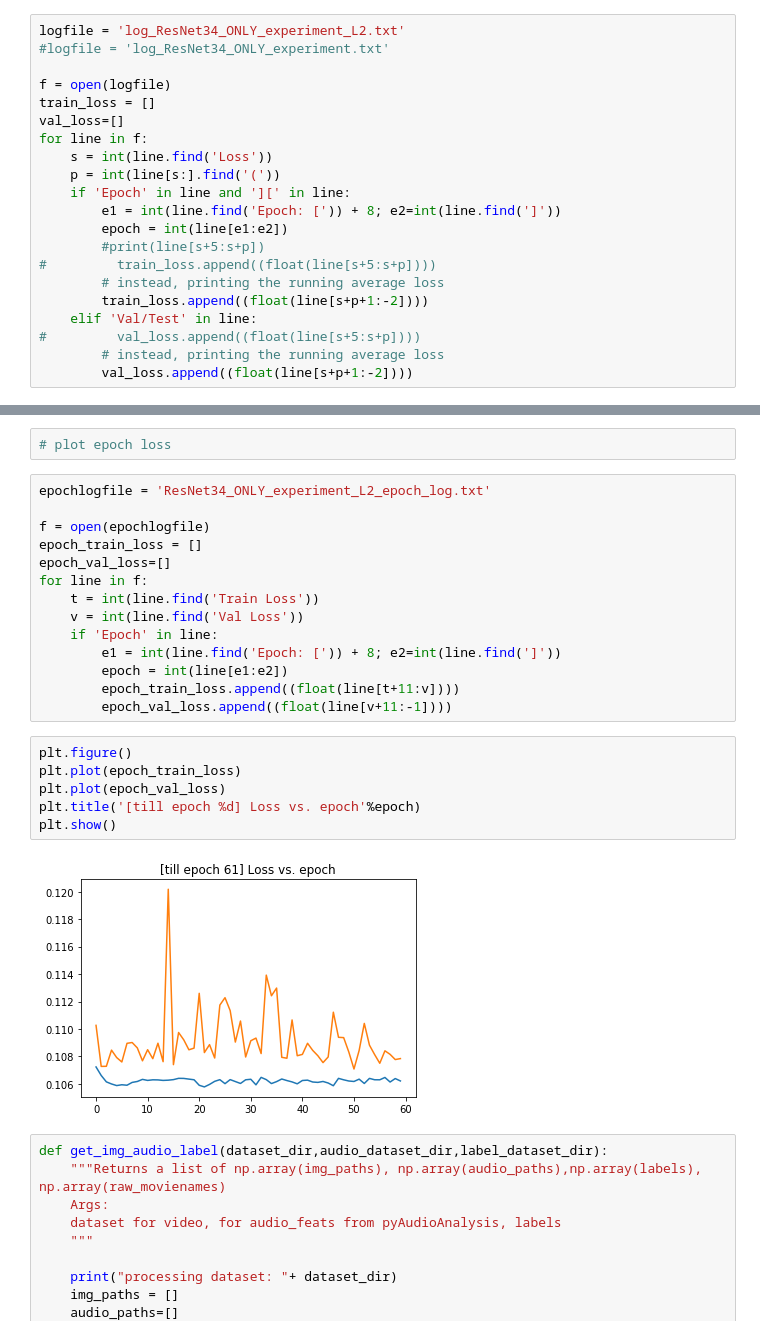
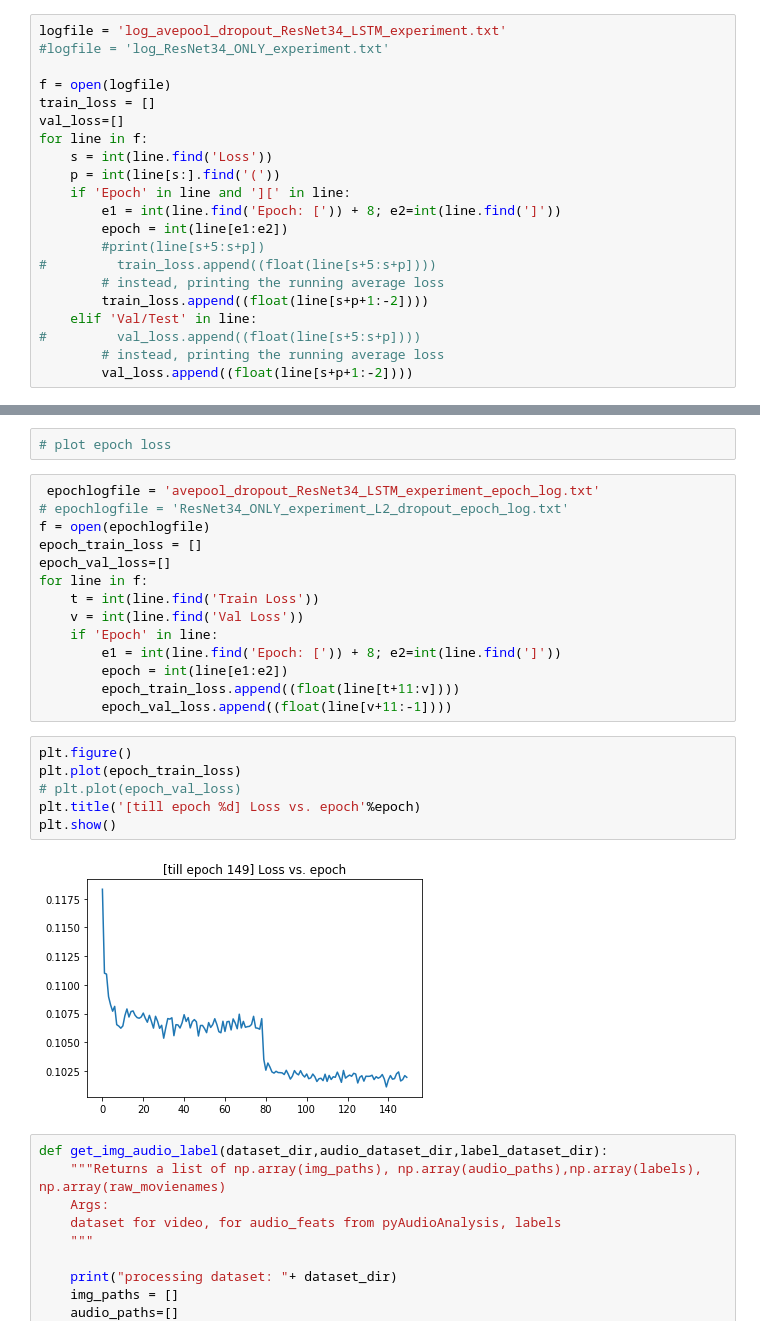
Before and after one commit to karenyang/CS231N-First-Impression-Project-, a Jupyter notebook: resNetExperiments/plot_loss_from_log.ipynb, the cells around one changed output, grey strips where cells are left out. Cells and saved outputs as stored; diff of their text form.

```diff
--- a/resNetExperiments/plot_loss_from_log.ipynb
+++ b/resNetExperiments/plot_loss_from_log.ipynb
@@ -3,7 +3,7 @@ import numpy as np
 import matplotlib.pyplot as plt
 %matplotlib inline
 # %%
-logfile = 'log_ResNet34_ONLY_experiment_L2.txt'
+logfile = 'log_avepool_dropout_ResNet34_LSTM_experiment.txt'
 #logfile = 'log_ResNet34_ONLY_experiment.txt'
 
 f = open(logfile)
@@ -39,8 +39,8 @@ plt.show()
 # %%
 # plot epoch loss
 # %%
-epochlogfile = 'ResNet34_ONLY_experiment_L2_epoch_log.txt'
-
+ epochlogfile = 'avepool_dropout_ResNet34_LSTM_experiment_epoch_log.txt'
+# epochlogfile = 'ResNet34_ONLY_experiment_L2_dropout_epoch_log.txt'
 f = open(epochlogfile)
 epoch_train_loss = []
 epoch_val_loss=[]
@@ -55,11 +55,11 @@ for line in f:
 # %%
 plt.figure()
 plt.plot(epoch_train_loss)
-plt.plot(epoch_val_loss)
+# plt.plot(epoch_val_loss)
 plt.title('[till epoch %d] Loss vs. epoch'%epoch)
 plt.show()
 # %% [output]
-[figure, old version]
+[figure, new version]
 # %%
 def get_img_audio_label(dataset_dir,audio_dataset_dir,label_dataset_dir):
     """Returns a list of np.array(img_paths), np.array(audio_paths),np.array(labels), np.array(raw_movienames)
```
Also changed, not shown: parts of 1 cell of this notebook, 12 other files.
